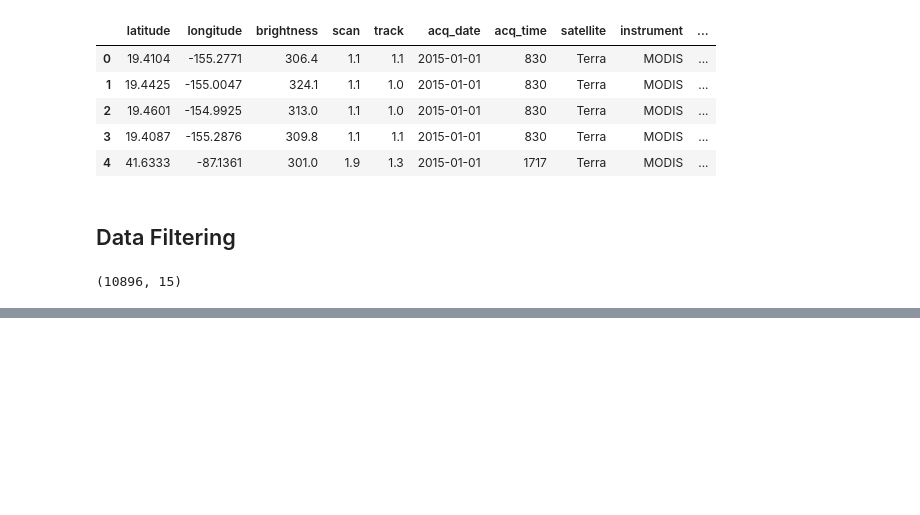
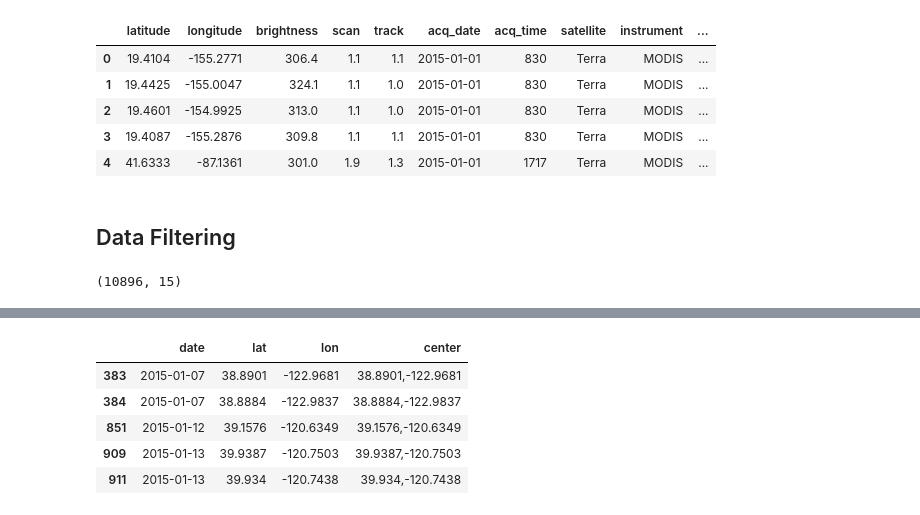
Before and after one commit to ptanner925/wildfire_capstone, a Jupyter notebook: Notebooks/Final_Notebook.ipynb, the cells around one changed output, grey strips where cells are left out. Drawn from its saved outputs; the diff is of its cells as text; code cells hidden in the pictures; blank space fills up the shorter version.

```diff
--- a/Notebooks/Final_Notebook.ipynb
+++ b/Notebooks/Final_Notebook.ipynb
@@ -69,0 +97,9 @@ final_wf
+# %%
+df_fire_final.head()
+# %% [output]
+|  | date | lat | lon | center |
+| 383 | 2015-01-07 | 38.8901 | -122.9681 | 38.8901,-122.9681 |
+| 384 | 2015-01-07 | 38.8884 | -122.9837 | 38.8884,-122.9837 |
+| 851 | 2015-01-12 | 39.1576 | -120.6349 | 39.1576,-120.6349 |
+| 909 | 2015-01-13 | 39.9387 | -120.7503 | 39.9387,-120.7503 |
+| 911 | 2015-01-13 | 39.934 | -120.7438 | 39.934,-120.7438 |
```
Also changed, not shown: parts of 31 cells of this notebook.
